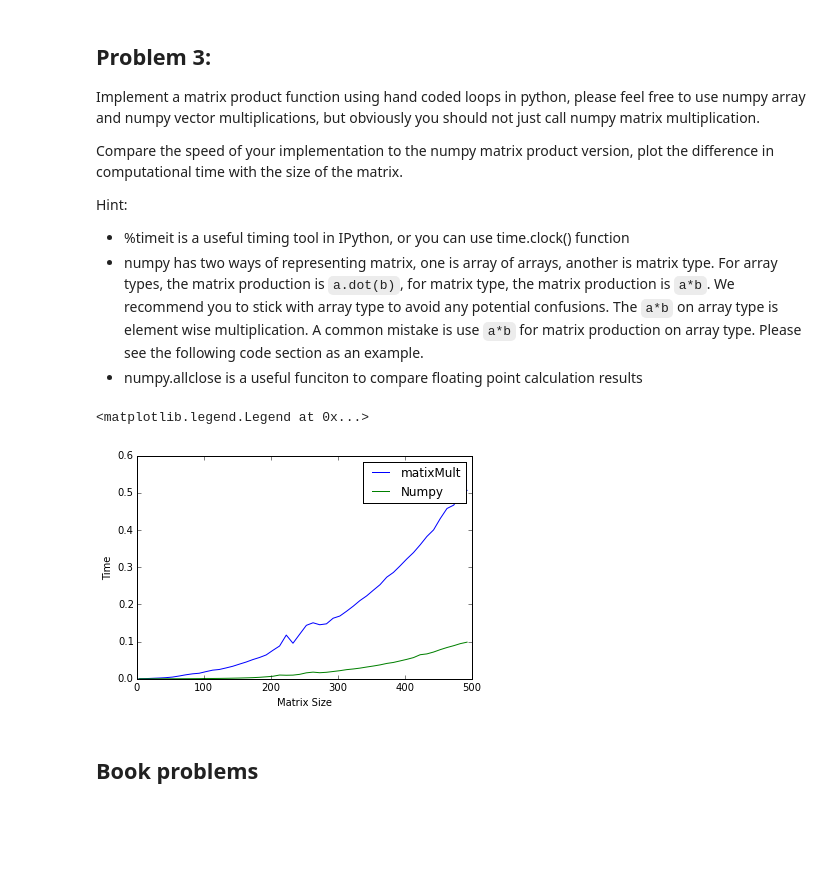
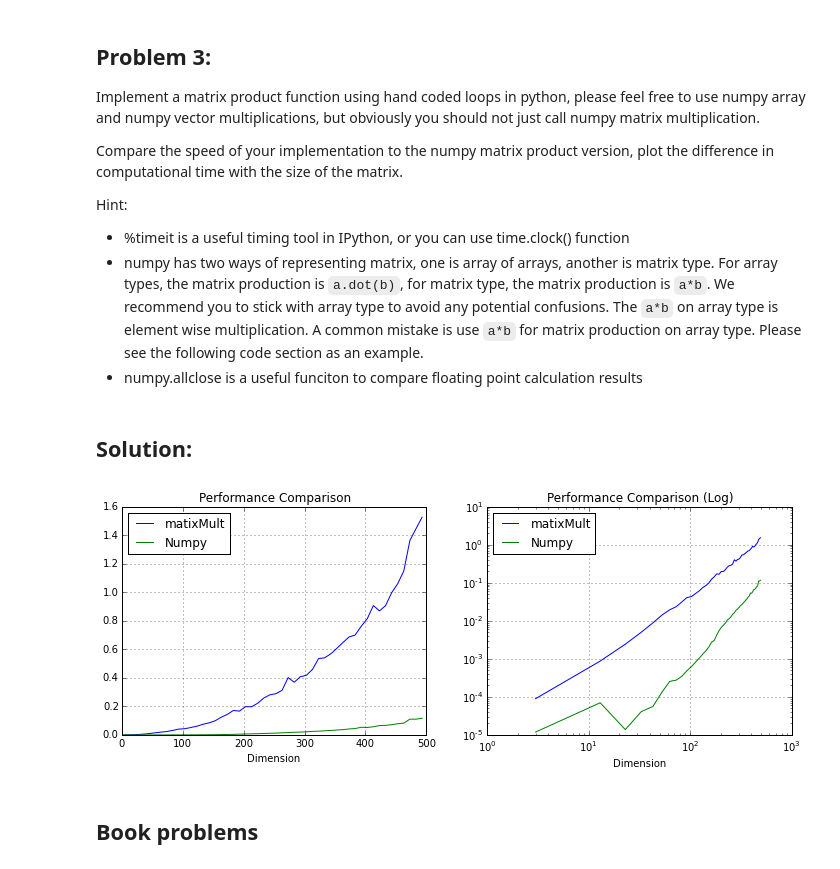
Before and after one commit to AndSoOn/Advaced_Python_In_Finance, a Jupyter notebook: lecture_1/Homework1_hz990.ipynb, the cells around one changed output. Saved outputs shown, nothing was run; the diff lists cells and outputs as text; code cells hidden in the pictures; blank space fills up the shorter version.

````diff
--- a/lecture_1/Homework1_hz990.ipynb
+++ b/lecture_1/Homework1_hz990.ipynb
@@ -129,6 +253,8 @@ Hint:
 * %timeit is a useful timing tool in IPython, or you can use time.clock() function
 * numpy has two ways of representing matrix, one is array of arrays, another is matrix type. For array types, the matrix production is ```a.dot(b)```, for matrix type, the matrix production is ```a*b```. We recommend you to stick with array type to avoid any potential confusions. The ```a*b``` on array type is element wise multiplication. A common mistake is use ```a*b``` for matrix production on array type. Please see the following code section as an example.
 * numpy.allclose is a useful funciton to compare floating point calculation results
+# %% [markdown]
+## Solution:
 # %%
 def matixMult(a, b):
     m = len(a)
@@ -136,7 +262,7 @@ def matixMult(a, b):
     c = np.empty((m, n))
     for i in xrange(m):
         for j in xrange(n):
-            c[i][j] = a[i].dot(b[:, j])
+            c[i][j] = sum(a[i] * b[:, j])
     return c
 # %%
 import time
@@ -156,15 +282,28 @@ for i in dim:
     a.dot(b)
     end = time.time()
     time2.append(end - start)
-# %%
-plot(dim, time1, label="matixMult")
-plot(dim, time2, label="Numpy")
-xlabel("Matrix Size")
-ylabel("Time")
-legend()
-# %% [output]
-<matplotlib.legend.Legend at 0x...>
-[figure, removed]
+# %%
+plt.figure(1, figsize=(12,9))
+plt.subplot(221)
+plt.plot(dim, time1, label="matixMult")
+plt.plot(dim, time2, label="Numpy")
+plt.title('Performance Comparison')
+plt.xlabel("Dimension")
+plt.grid(True)
+plt.legend(loc = 'best')
+
+plt.subplot(222)
+plt.plot(dim, time1, label="matixMult")
+plt.plot(dim, time2, label="Numpy")
+plt.title('Performance Comparison (Log)')
+plt.xlabel("Dimension")
+plt.grid(True)
+plt.legend(loc = 'best')
+plt.yscale("log")
+plt.xscale("log")
+plt.show()
+# %% [output]
+[figure, added]
 # %% [markdown]
 ## Book problems
 # %% [markdown]
````
Also changed, not shown: parts of 26 cells of this notebook, 2 other files.
